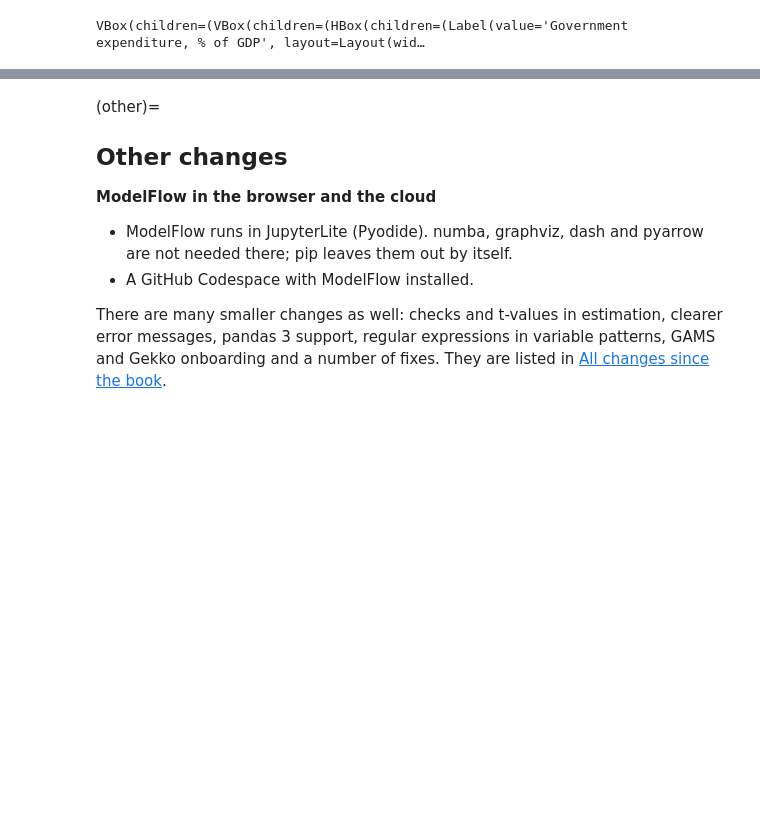
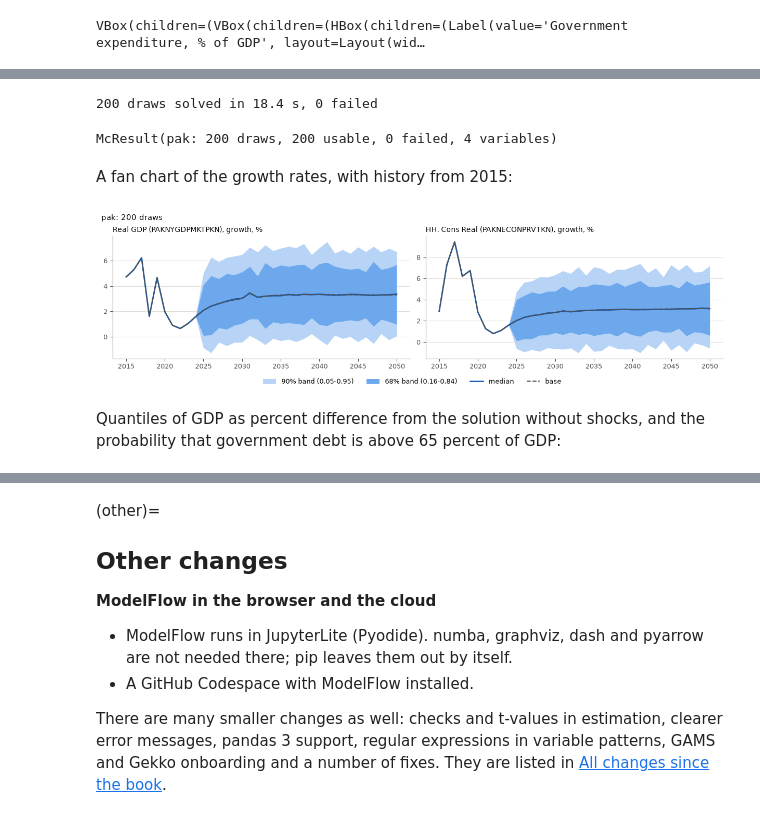
Before and after one commit to IbHansen/updates, a Jupyter notebook: whats_new.ipynb, the cells around one changed output, grey strips where cells are left out. Drawn from its saved outputs; the diff is of its cells as text; code cells hidden in the pictures; blank space fills up the shorter version.

```diff
--- a/whats_new.ipynb
+++ b/whats_new.ipynb
@@ -433,0 +600,26 @@ VBox(children=(VBox(children=(HBox(children=(Label(value='Government expenditure
+# %%
+import modelmontecarlo as mc
+
+mcres = mc.montecarlo(
+    mpak, bline, 2025, 2050,
+    shocks={'PAKNECONPRVTKN_A': 0.01,     # private consumption
+            'PAKNEGDIFPRVKN_A': 0.002,    # private investment
+            'PAKNEEXPGNFSKN_A': 0.03,     # exports
+            'PAKNEIMPGNFSKN_A': 0.02},    # imports
+    shock_defaults={'draw': 'each'},
+    n=200, method='antithetic', seed=2026,
+    keep_variables='PAKNYGDPMKTPKN PAKNECONPRVTKN PAKNYGDPMKTPCN PAKGGDBTTOTLCN',
+    name='pak', keep=False, solver='sim_ng', progress=False)
+mcres
+# %% [output]
+200 draws solved in 18.4 s, 0 failed
+McResult(pak: 200 draws, 200 usable, 0 failed, 4 variables)
+# %% [markdown]
+A fan chart of the growth rates, with history from 2015:
+# %%
+fig = mcres.show('fan', 'PAKNYGDPMKTPKN PAKNECONPRVTKN', transform='growth', start=2015)
+# %% [output]
+[figure, added]
+# %% [markdown]
+Quantiles of GDP as percent difference from the solution without shocks,
+and the probability that government debt is above 65 percent of GDP:
```
Also changed, not shown: parts of 23 cells of this notebook, 1 other file.
